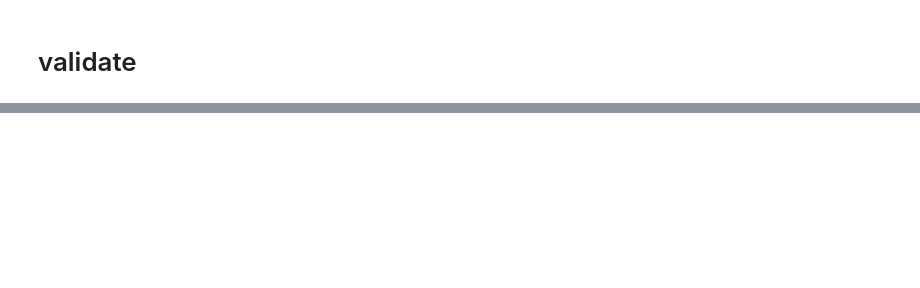
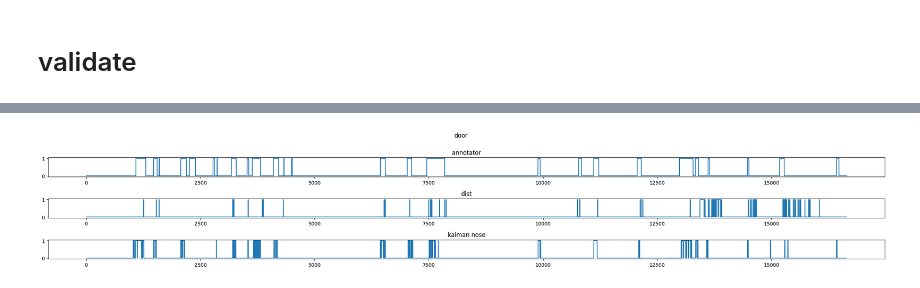
Before and after one commit to BoxedInKehrer/Moused, a Jupyter notebook: pipe.ipynb, the cells around one changed output, grey strips where cells are left out. Saved outputs shown, nothing was run; the diff lists cells and outputs as text; code cells hidden in the pictures; blank space fills up the shorter version.

```diff
--- a/pipe.ipynb
+++ b/pipe.ipynb
@@ -1235,16 +1262,18 @@ plt.show()
 # %%
 # Assuming annotator_lever_df is already defined and contains 'sum' and 'd' columns.
-fig, (ax1, ax2, ax3) = plt.subplots(3, 1, figsize=(24, 6))
+fig, (ax1, ax2, ax3) = plt.subplots(3, 1, figsize=(24, 4))
 
 ax1.plot(annotator_door_df['sum'])
 ax1.set_title('annotator')
 
 ax2.plot(annotator_door_df['d_door'])
 ax2.set_title('dist')
 
 ax3.plot(interactions_df['element'] == 'sliding door')
 ax3.set_title('kalman nose')
 
 fig.suptitle('door')
 plt.tight_layout(rect=[0, 0, 1, 0.98])
 plt.show()
+# %% [output]
+[figure, added]
```
Also changed, not shown: parts of 18 cells of this notebook, 1 other file.
